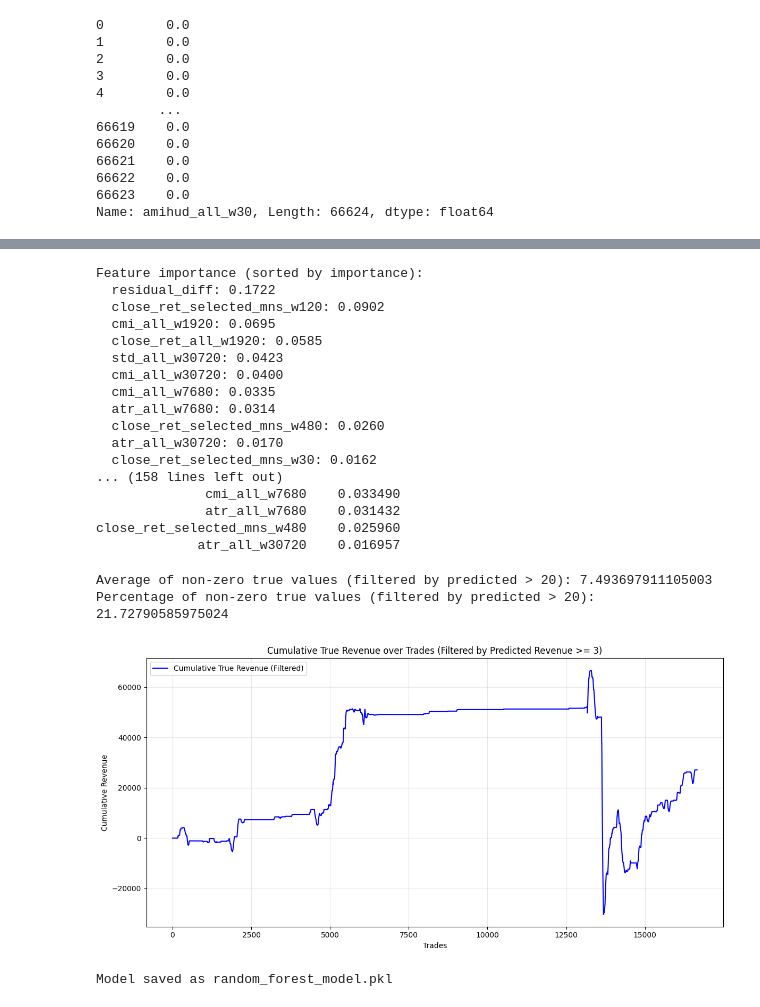
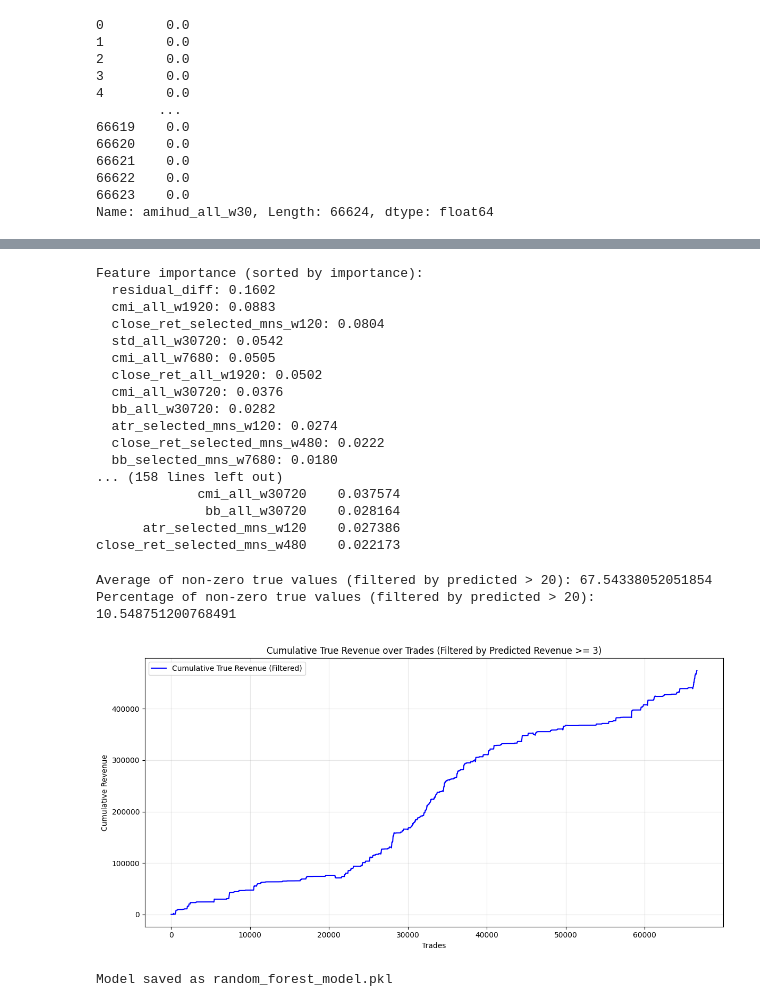
Before and after one commit to RockyLiii/Quant-on-Crypto, a Jupyter notebook: strategies/mmpair-strategy/lgbm.ipynb, the cells around one changed output, grey strips where cells are left out. Saved outputs shown, nothing was run; the diff lists cells and outputs as text; code cells hidden in the pictures.

```diff
--- a/strategies/mmpair-strategy/lgbm.ipynb
+++ b/strategies/mmpair-strategy/lgbm.ipynb
@@ -582,10 +622,11 @@ X_train = X_train.reset_index(drop=True)
 y_train = y_train.reset_index(drop=True)
 # %%
 # Identify columns where the name starts with 'coin', 'bb', or 'amihud'
-columns_to_zero = [col for col in X_train.columns if col.startswith(('coin', 'bb', 'amihud'))]
+columns_to_zero = [col for col in X_train.columns if col.startswith(('coin', 'amihud'))]
 
 # Set the entire column values to 0 for the identified columns
 X_train[columns_to_zero] = 0
+X_test[columns_to_zero] = 0
 
 # Display the updated DataFrame
 X_train['amihud_all_w30']
@@ -651,7 +687,7 @@ model = RandomForestRegressor(
 
 # 数据分割
 random_index = np.random.permutation(len(X_train))
-split = int(0.8 * len(X_train))
+split = int(1.00 * len(X_train))
 
 X_train_80 = X_train.iloc[random_index[:split]]
 y_train_80 = y_train[random_index[:split]]
@@ -768,50 +789,52 @@ print("\nTop 10 most important features:")
 print(feature_importance_df.head(10).to_string(index=False))
 # %% [output]
 Feature importance (sorted by importance):
-  residual_diff: 0.1722
-  close_ret_selected_mns_w120: 0.0902
-  cmi_all_w1920: 0.0695
-  close_ret_all_w1920: 0.0585
-  std_all_w30720: 0.0423
-  cmi_all_w30720: 0.0400
-  cmi_all_w7680: 0.0335
-  atr_all_w7680: 0.0314
-  close_ret_selected_mns_w480: 0.0260
-  atr_all_w30720: 0.0170
-  close_ret_selected_mns_w30: 0.0162
+  residual_diff: 0.1602
+  cmi_all_w1920: 0.0883
+  close_ret_selected_mns_w120: 0.0804
+  std_all_w30720: 0.0542
+  cmi_all_w7680: 0.0505
+  close_ret_all_w1920: 0.0502
+  cmi_all_w30720: 0.0376
+  bb_all_w30720: 0.0282
+  atr_selected_mns_w120: 0.0274
+  close_ret_selected_mns_w480: 0.0222
+  bb_selected_mns_w7680: 0.0180
 ... (158 lines left out)
-              cmi_all_w7680    0.033490
-              atr_all_w7680    0.031432
-close_ret_selected_mns_w480    0.025960
-             atr_all_w30720    0.016957
+             cmi_all_w30720    0.037574
+              bb_all_w30720    0.028164
+      atr_selected_mns_w120    0.027386
+close_ret_selected_mns_w480    0.022173
 # %%
 y_true_filtered = []
-for i in range(len(y_test)):
-    if y_test_pred[i] > 15:
-        y_true_filtered.append(y_test[i])
+for i in range(len(y_train)):
+    if y_train_pred[i] > 15:
+        # y_true_filtered.append(y_test[i])
+        y_true_filtered.append(min(400,max(-400,y_train[i])))
+
     else:
         y_true_filtered.append(0)
 
 non_zero_avg = np.mean([val for val in y_true_filtered if val != 0])
 non_zero_pct = len([val for val in y_true_filtered if val != 0]) / len(y_true_filtered) * 100
 print("Average of non-zero true values (filtered by predicted > 20):", non_zero_avg)
 print("Percentage of non-zero true values (filtered by predicted > 20):", non_zero_pct)
 y_true_filtered_cumsum = np.cumsum(y_true_filtered)
 
 plt.figure(figsize=(12, 6))
 plt.plot(y_true_filtered_cumsum, label='Cumulative True Revenue (Filtered)', color='blue')
 plt.xlabel('Trades')
 plt.ylabel('Cumulative Revenue')
 plt.title('Cumulative True Revenue over Trades (Filtered by Predicted Revenue >= 3)')
 plt.legend()
 plt.grid(True, alpha=0.3)
 plt.tight_layout()
 plt.show()
 plt.close()
 # %% [output]
-Average of non-zero true values (filtered by predicted > 20): 7.493697911105003
-Percentage of non-zero true values (filtered by predicted > 20): 21.72790585975024
+Average of non-zero true values (filtered by predicted > 20): 67.54338052051854
+Percentage of non-zero true values (filtered by predicted > 20): 10.548751200768491
-[figure, old version]
+[figure, new version]
 # %%
 import pickle
 
```
Also changed, not shown: parts of 10 cells of this notebook, 9 other files.
